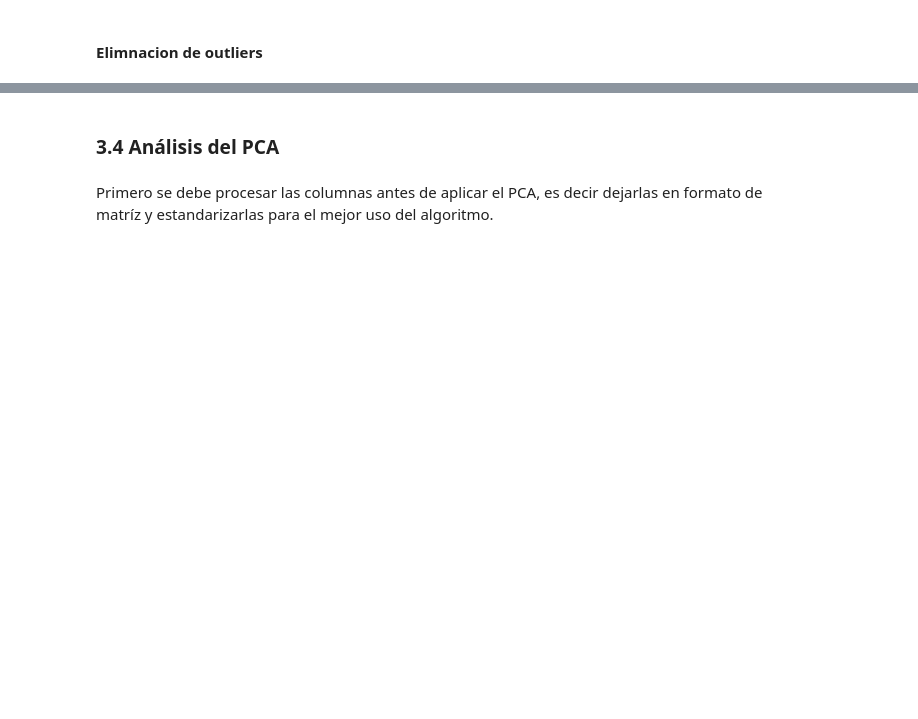
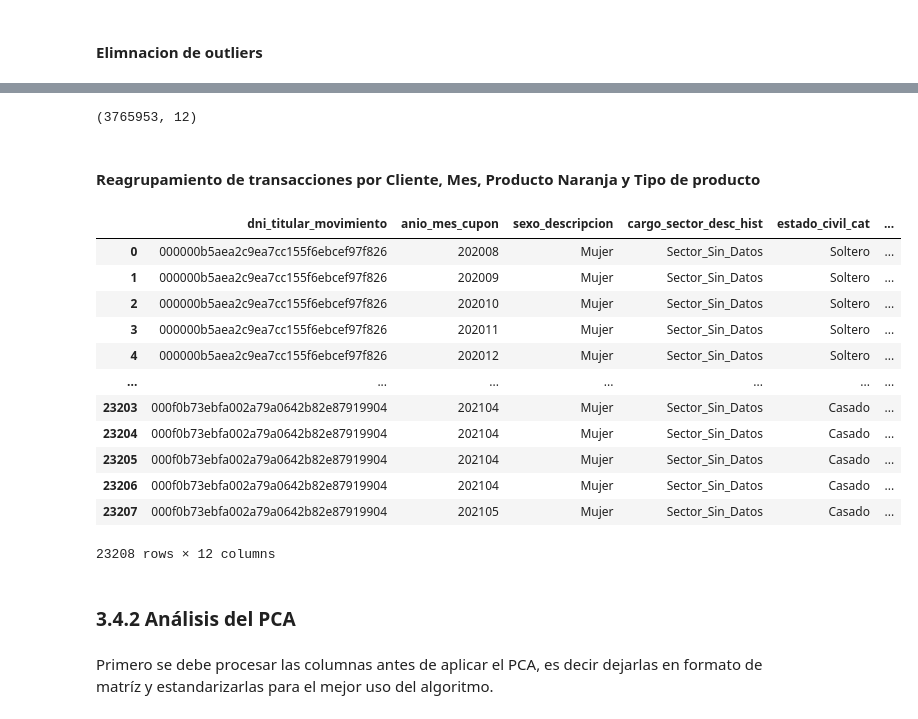
Before and after one commit to MDiplo2021/ExploracionYCuracion, a Jupyter notebook: notebooks/Trabajo Práctico 2 - Grupo2.ipynb, the cells around one changed output, grey strips where cells are left out. Cells and saved outputs as stored; diff of their text form; code cells hidden in the pictures; blank space fills up the shorter version.

```diff
--- a/notebooks/Trabajo Práctico 2 - Grupo2.ipynb
+++ b/notebooks/Trabajo Práctico 2 - Grupo2.ipynb
@@ -1841,13 +1793,0 @@ Productos:
-# %%
-df['productos_recat'] = df['producto_naranja_movimiento']
-
-producto_dict = {'Tarjetas': ['AX', 'MC', 'VI'],
-                 'Productos Fijos': ['AV', 'SM'],
-                 'Otras Financiaciones':['PC', 'PP', 'PN', 'EX', 'TA'],
-                 'Plan Largo': ['PL'],
-                 'Zeta': ['ZE']}
-
-for producto in producto_dict:
-    df['productos_recat'] = df['productos_recat'].replace(producto_dict[producto], producto)
-
-df['productos_recat'].value_counts()
@@ -2058,6 +2032,8 @@ df = df[(df['edad_cliente'] <= 90) & (df['edad_cliente'] >= 22)]
 df = df[df['antig_cliente'] <= 360]
 
 df = df[df['fecha_cupon_movimiento'] > pd.to_datetime('2020-07-01')]
+
+df = df[~df['producto_naranja_movimiento'].isin(['AV','SM'])]
 # %%
 df.shape
 # %% [output]
@@ -2135,0 +2200,11 @@ Observamos que la distribución que resulta de esta transformacion no se parece
+# %%
+df_final = df[['dni_titular_movimiento', 'producto_naranja_movimiento', 'tipo_producto_tarjeta_movimiento',
+               'anio_mes_cupon', 'sexo_descripcion', 'monto_ajustado',
+               'cargo_sector_desc_hist', 'edad_cliente', 'antig_cliente', 'comercio_cat',
+               'estado_civil_cat', 'region']]
+# %%
+df_final.shape
+# %% [output]
+(3765953, 12)
+# %% [markdown]
+#### Reagrupamiento de transacciones por Cliente, Mes, Producto Naranja y Tipo de producto
@@ -2136,5 +2214,29 @@ Observamos que la distribución que resulta de esta transformacion no se parece
+# %%
+cols_group = ['dni_titular_movimiento', 'anio_mes_cupon', 'sexo_descripcion',
+               'cargo_sector_desc_hist', 'estado_civil_cat', 'region', 'comercio_cat',
+                 'producto_naranja_movimiento', 'tipo_producto_tarjeta_movimiento']
+
+df_final_rg = df_final.groupby(cols_group).agg({'monto_ajustado':'sum',
+                         'edad_cliente':'max',
+                         'antig_cliente':'max'}).reset_index()
+
+df_final_rg
+# %% [output]
+|  | dni_titular_movimiento | anio_mes_cupon | sexo_descripcion | cargo_sector_desc_hist | estado_civil_cat | ... |
+| 0 | 000000b5aea2c9ea7cc155f6ebcef97f826 | 202008 | Mujer | Sector_Sin_Datos | Soltero | ... |
+| 1 | 000000b5aea2c9ea7cc155f6ebcef97f826 | 202009 | Mujer | Sector_Sin_Datos | Soltero | ... |
+| 2 | 000000b5aea2c9ea7cc155f6ebcef97f826 | 202010 | Mujer | Sector_Sin_Datos | Soltero | ... |
+| 3 | 000000b5aea2c9ea7cc155f6ebcef97f826 | 202011 | Mujer | Sector_Sin_Datos | Soltero | ... |
+| 4 | 000000b5aea2c9ea7cc155f6ebcef97f826 | 202012 | Mujer | Sector_Sin_Datos | Soltero | ... |
+| ... | ... | ... | ... | ... | ... | ... |
+| 23203 | 000f0b73ebfa002a79a0642b82e87919904 | 202104 | Mujer | Sector_Sin_Datos | Casado | ... |
+| 23204 | 000f0b73ebfa002a79a0642b82e87919904 | 202104 | Mujer | Sector_Sin_Datos | Casado | ... |
+| 23205 | 000f0b73ebfa002a79a0642b82e87919904 | 202104 | Mujer | Sector_Sin_Datos | Casado | ... |
+| 23206 | 000f0b73ebfa002a79a0642b82e87919904 | 202104 | Mujer | Sector_Sin_Datos | Casado | ... |
+| 23207 | 000f0b73ebfa002a79a0642b82e87919904 | 202105 | Mujer | Sector_Sin_Datos | Casado | ... |
+23208 rows × 12 columns
 # %% [markdown]
-### 3.4 Análisis del PCA
+### 3.4.2 Análisis del PCA
 # %% [markdown]
 Primero se debe procesar las columnas antes de aplicar el PCA, es decir dejarlas en formato de matríz y estandarizarlas para el mejor uso del algoritmo.
 # %%
```
Also changed, not shown: parts of 115 cells of this notebook.
